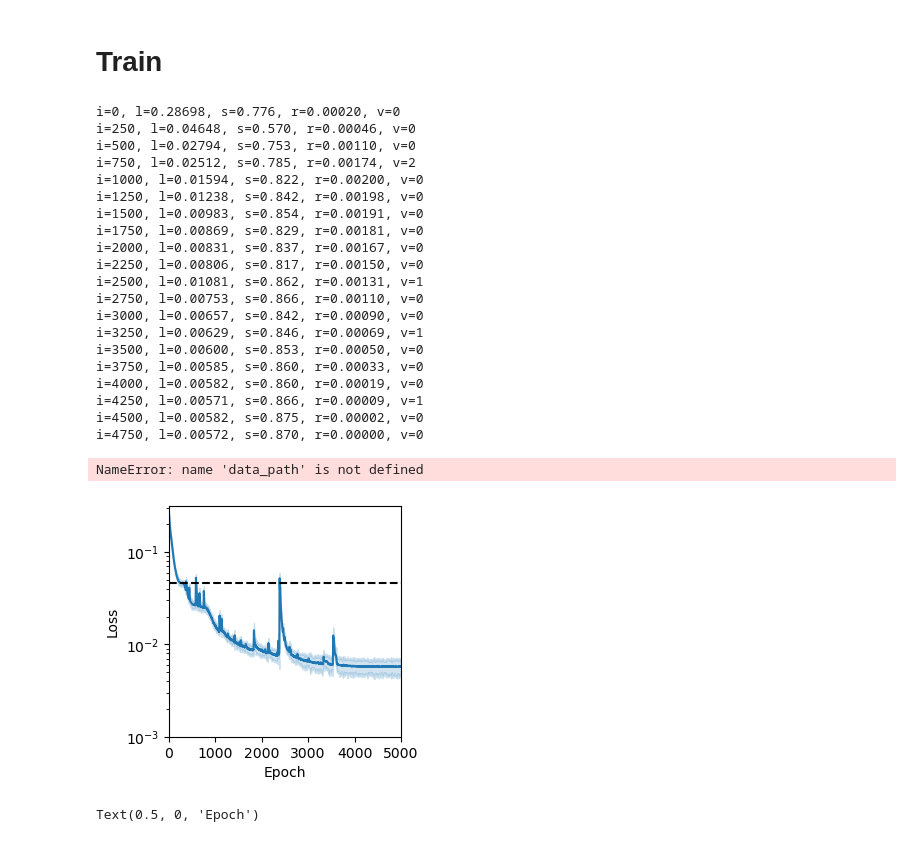
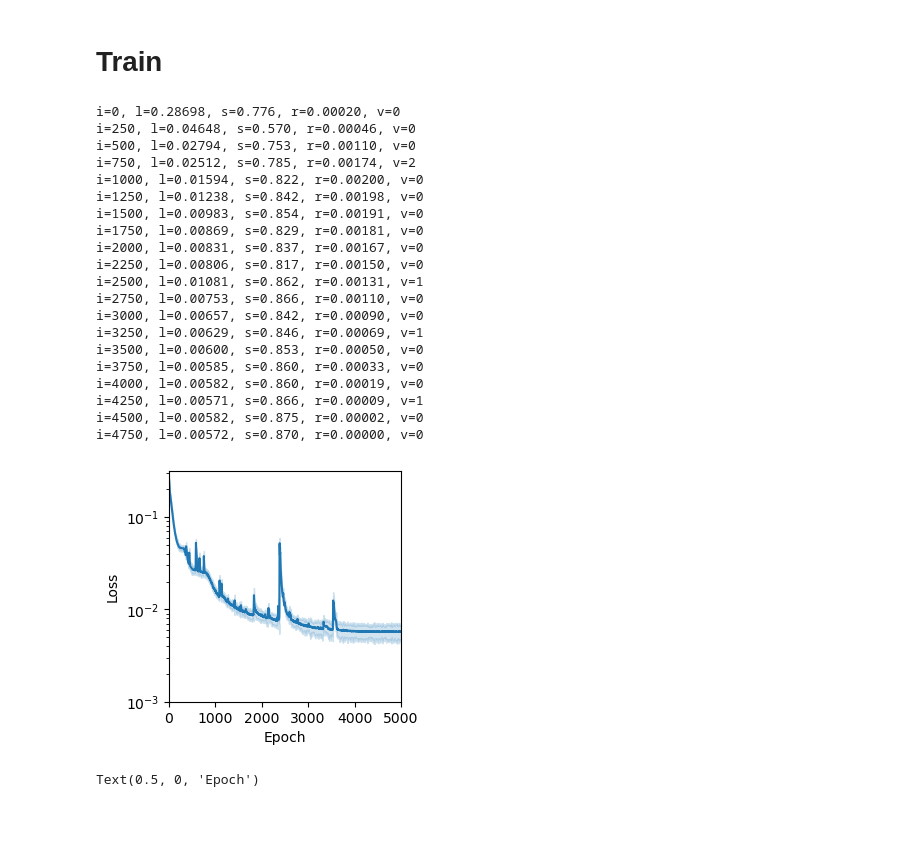
Before and after one commit to hmbaghdassarian/LEMBAS, a Jupyter notebook: notebooks/macrophageNet_original.ipynb, the cells around one changed output. Drawn from its saved outputs; the diff is of its cells as text; code cells hidden in the pictures.

```diff
--- a/notebooks/macrophageNet_original.ipynb
+++ b/notebooks/macrophageNet_original.ipynb
@@ -168,9 +168,9 @@ for e in range(e, maxIter):
         optimizer.state = resetState.copy()
 
 torch.save(obj=model.state_dict(), # only saving the state_dict() only saves the models learned parameters
-           f=os.path.join(data_path, 'interim', 'og_mac_state_dict.pth'))
+           f=os.path.join(data_path, 'og_mac_state_dict.pth'))
 torch.save(obj=model.state_dict(), # only saving the state_dict() only saves the models learned parameters
-           f=os.path.join(data_path, 'interim', 'og_mac_trained.pth'))
+           f=os.path.join(data_path, 'og_mac_trained.pth'))
 # %% [output]
 i=0, l=0.28698, s=0.776, r=0.00020, v=0
 i=250, l=0.04648, s=0.570, r=0.00046, v=0
@@ -192,26 +192,24 @@ i=4000, l=0.00582, s=0.860, r=0.00019, v=0
 i=4250, l=0.00571, s=0.866, r=0.00009, v=1
 i=4500, l=0.00582, s=0.875, r=0.00002, v=0
 i=4750, l=0.00572, s=0.870, r=0.00000, v=0
-NameError: name 'data_path' is not defined
 # %%
 model.eval()
 Yhat, YhatFull = model(X)
 # %%
 plt.rcParams["figure.figsize"] = (3,3)
 plt.figure()
 
 
 T = numpy.array(range(stats['loss'].shape[0]))
 plotting.shadePlot(T, plotting.movingaverage(stats['loss'], 5), plotting.movingaverage(stats['lossSTD'], 10))
 #plt.plot(T[nanFilter], plotting.movingaverage(stats['loss'][nanFilter], 5))
-conda-forge::plotnine
 plt.xlim([0, len(T)])
 plt.ylim(bottom=1e-3)
 plt.ylabel('Loss')
 plt.xlabel('Epoch')
 plt.yscale('log')
 # %% [output]
-[figure, old version]
+[figure, new version]
 # %%
 plt.figure()
 plt.plot(T, stats['rate'])
```
Also changed, not shown: parts of 2 cells of this notebook, 5 other files.
